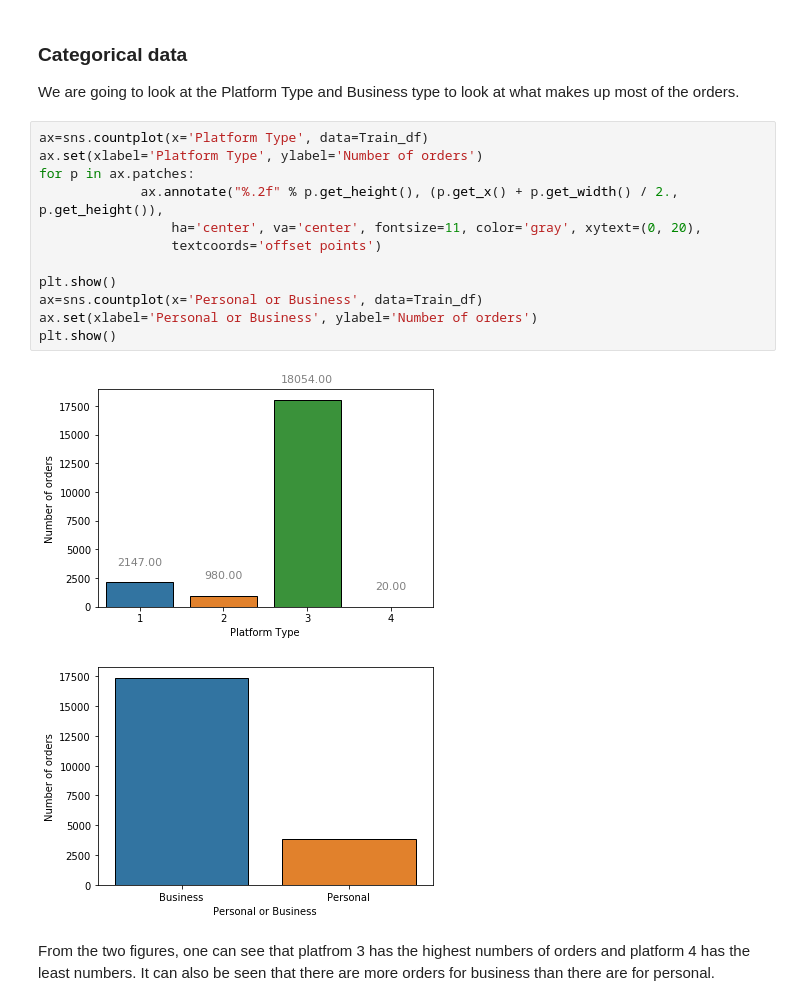
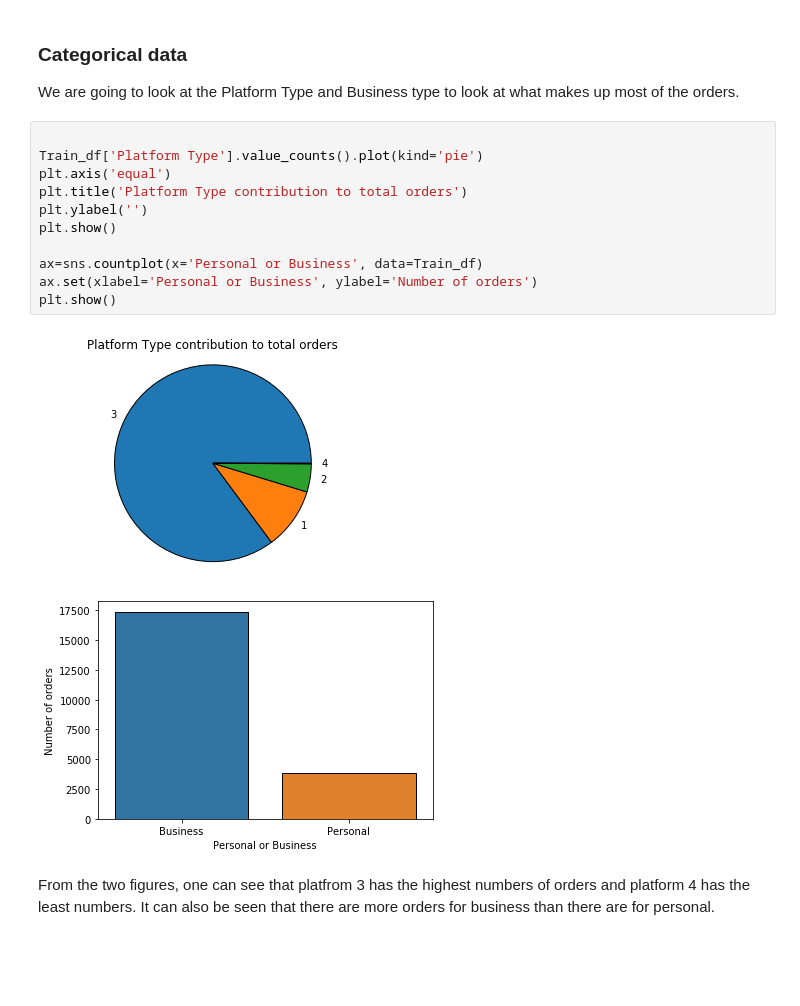
Before and after one commit to Team24-Regression/Regression_Predict_Package, a Jupyter notebook: regression_notebook_tsheg.ipynb, the cells around one changed output. Saved outputs shown, nothing was run; the diff lists cells and outputs as text; blank space fills up the shorter version.

```diff
--- a/regression_notebook_tsheg.ipynb
+++ b/regression_notebook_tsheg.ipynb
@@ -217,19 +217,18 @@ We can now see that order numbers are unique for each order, there is only one t
 ### Categorical data
 We are going to look at the Platform Type and Business type to look at what makes up most of the orders.
 # %%
-ax=sns.countplot(x='Platform Type', data=Train_df)
-ax.set(xlabel='Platform Type', ylabel='Number of orders')
-for p in ax.patches:
-             ax.annotate("%.2f" % p.get_height(), (p.get_x() + p.get_width() / 2., p.get_height()),
-                 ha='center', va='center', fontsize=11, color='gray', xytext=(0, 20),
-                 textcoords='offset points')
 
+Train_df['Platform Type'].value_counts().plot(kind='pie')
+plt.axis('equal')
+plt.title('Platform Type contribution to total orders')
+plt.ylabel('')
 plt.show()
+
 ax=sns.countplot(x='Personal or Business', data=Train_df)
 ax.set(xlabel='Personal or Business', ylabel='Number of orders')
 plt.show()
 # %% [output]
-[figure, old version]
+[figure, new version]
 [figure]
 # %% [markdown]
 From the two figures, one can see that platfrom 3 has the highest numbers of orders and platform 4 has the least numbers. It can also be seen that there are more orders for business than there are for personal.
```
